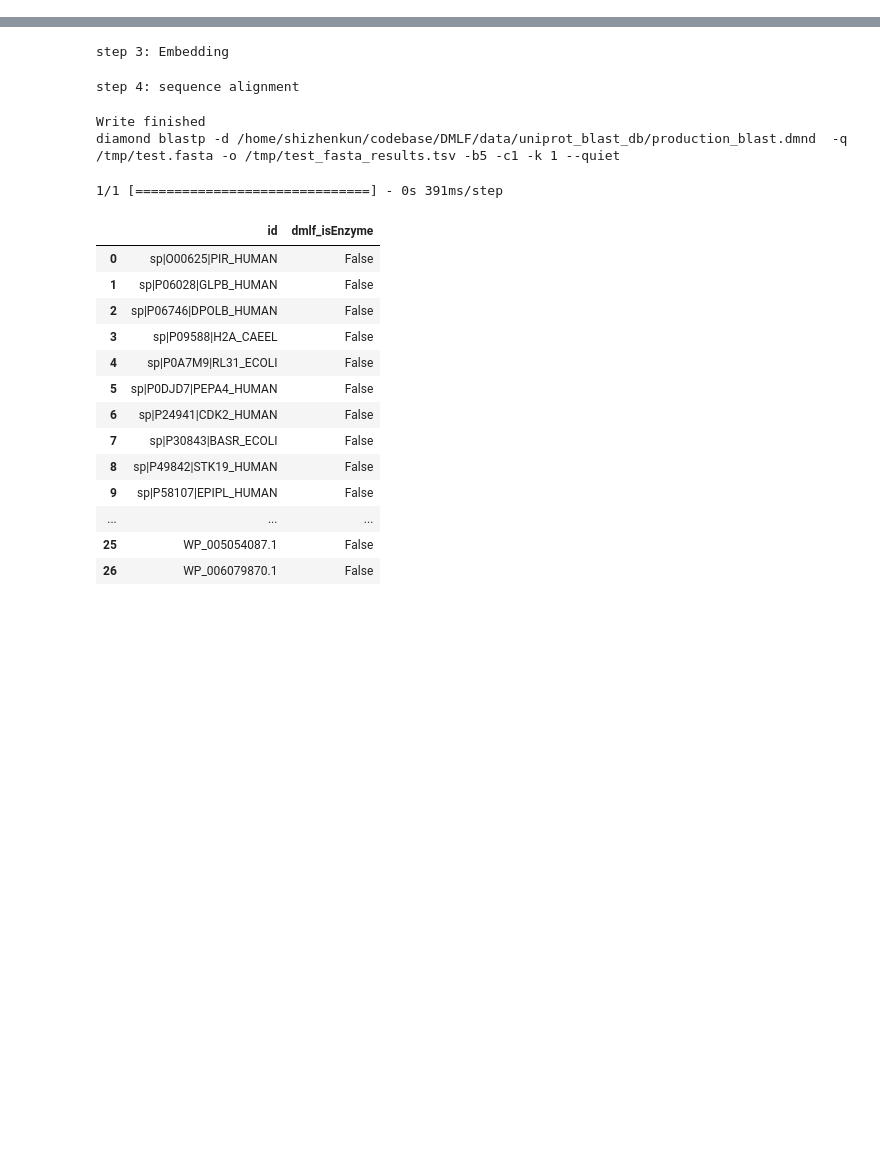
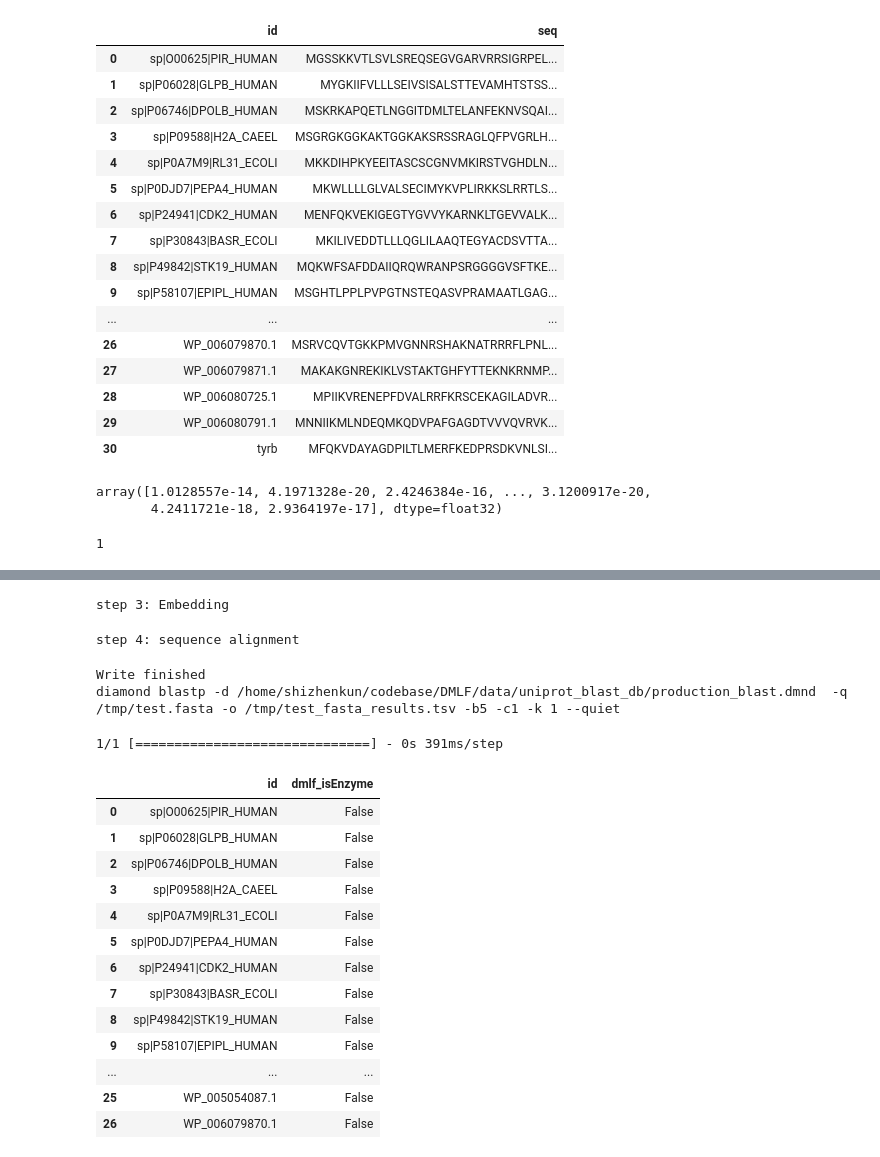
Before and after one commit to kingstdio/ECRECer, a Jupyter notebook: production.ipynb, the cells around one changed output, grey strips where cells are left out. Saved outputs shown, nothing was run; the diff lists cells and outputs as text; code cells hidden in the pictures; blank space fills up the shorter version.

```diff
--- a/production.ipynb
+++ b/production.ipynb
@@ -28 +29,6 @@ INFO: Pandarallel will run on 16 workers.
 INFO: Pandarallel will use Memory file system to transfer data between the main process and workers.
+# %%
+input_file = cfg.DATADIR + 'sample_25.fasta'
+output_tsv=output_file = cfg.RESULTSDIR + 'ec_res20230206.tsv'
+topk = 20
+compute_mode = 'r'
@@ -28,0 +156,25 @@ INFO: Pandarallel will use Memory file system to transfer data between the main
+# %%
+input_df
+# %% [output]
+|  | id | seq |
+| 0 | sp|O00625|PIR_HUMAN | MGSSKKVTLSVLSREQSEGVGARVRRSIGRPEL... |
+| 1 | sp|P06028|GLPB_HUMAN | MYGKIIFVLLLSEIVSISALSTTEVAMHTSTSS... |
+| 2 | sp|P06746|DPOLB_HUMAN | MSKRKAPQETLNGGITDMLTELANFEKNVSQAI... |
+| 3 | sp|P09588|H2A_CAEEL | MSGRGKGGKAKTGGKAKSRSSRAGLQFPVGRLH... |
+| 4 | sp|P0A7M9|RL31_ECOLI | MKKDIHPKYEEITASCSCGNVMKIRSTVGHDLN... |
+| 5 | sp|P0DJD7|PEPA4_HUMAN | MKWLLLLGLVALSECIMYKVPLIRKKSLRRTLS... |
+| 6 | sp|P24941|CDK2_HUMAN | MENFQKVEKIGEGTYGVVYKARNKLTGEVVALK... |
+| 7 | sp|P30843|BASR_ECOLI | MKILIVEDDTLLLQGLILAAQTEGYACDSVTTA... |
+| 8 | sp|P49842|STK19_HUMAN | MQKWFSAFDDAIIQRQWRANPSRGGGGVSFTKE... |
+| 9 | sp|P58107|EPIPL_HUMAN | MSGHTLPPLPVPGTNSTEQASVPRAMAATLGAG... |
+| ... | ... | ... |
+| 26 | WP_006079870.1 | MSRVCQVTGKKPMVGNNRSHAKNATRRRFLPNL... |
+| 27 | WP_006079871.1 | MAKAKGNREKIKLVSTAKTGHFYTTEKNKRNMP... |
+| 28 | WP_006080725.1 | MPIIKVRENEPFDVALRRFKRSCEKAGILADVR... |
+| 29 | WP_006080791.1 | MNNIIKMLNDEQMKQDVPAFGAGDTVVVQVRVK... |
+| 30 | tyrb | MFQKVDAYAGDPILTLMERFKEDPRSDKVNLSI... |
+# %%
+predicted[30]
+# %% [output]
+array([1.0128557e-14, 4.1971328e-20, 2.4246384e-16, ..., 3.1200917e-20,
+       4.2411721e-18, 2.9364197e-17], dtype=float32)
@@ -28,0 +183,5 @@ INFO: Pandarallel will use Memory file system to transfer data between the main
+# %%
+predicted1=1
+predicted1
+# %% [output]
+1
```
Also changed, not shown: parts of 21 cells of this notebook, 16 other files.
